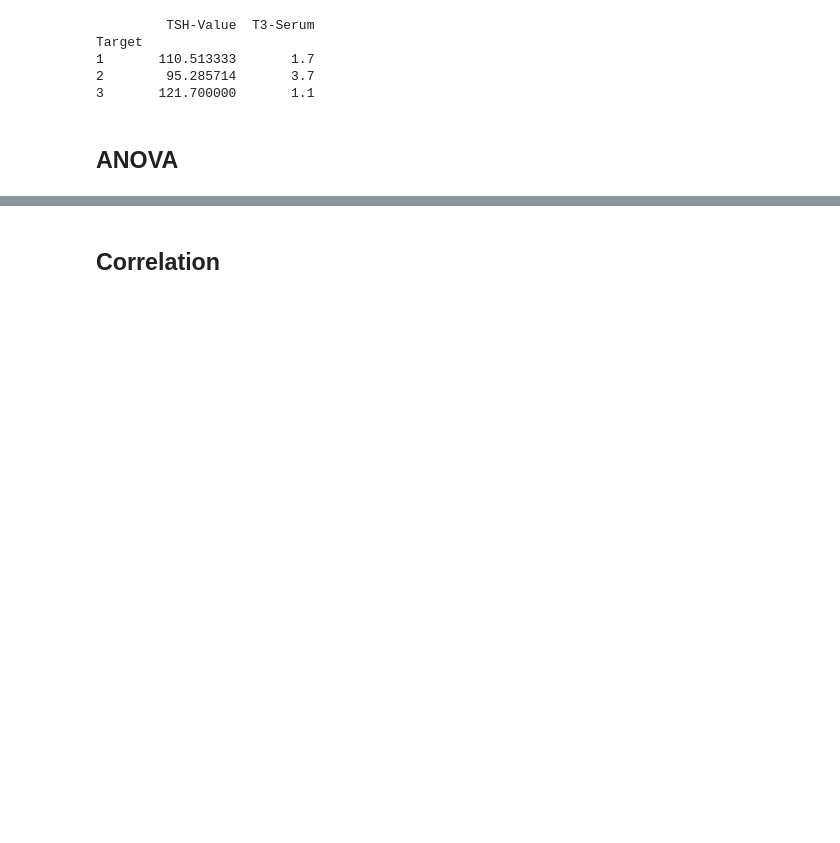
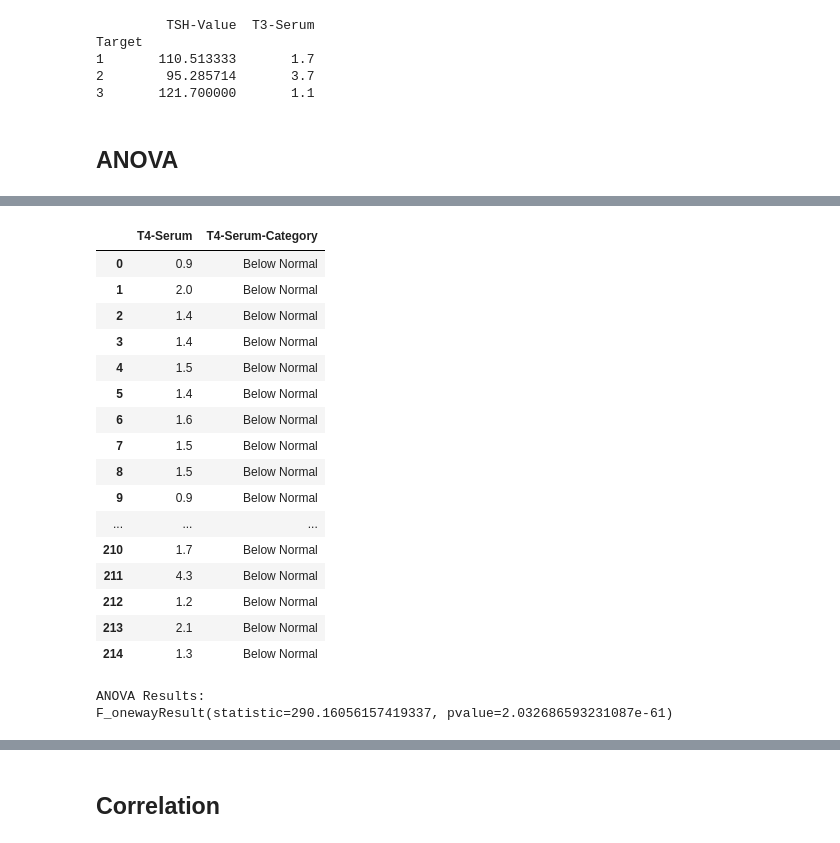
Before and after one commit to LokeRuiKee/CompBioI, a Jupyter notebook: Group 8 Project.ipynb, the cells around one changed output, grey strips where cells are left out. Cells and saved outputs as stored; diff of their text form; code cells hidden in the pictures; blank space fills up the shorter version.

```diff
--- a/Group 8 Project.ipynb
+++ b/Group 8 Project.ipynb
@@ -715,0 +797,50 @@ F_onewayResult(statistic=nan, pvalue=nan)
+# %%
+# 3.3 ANOVA
+# ANOVA based on the data binning of 'T4-Serum' and 'Target'
+
+import pandas as pd
+from scipy.stats import f_oneway
+
+# Raw URL for the dataset
+url = "https://raw.githubusercontent.com/jbrownlee/Datasets/master/new-thyroid.csv"
+
+# Define your column names
+column_names = ['TSH-Value', 'TSH-Basal', 'T3-Serum', 'T4-Serum', 'T3-Resin', 'Target']
+
+# Read the dataset into a DataFrame with custom column names
+df = pd.read_csv(url, header=None, names=column_names)
+
+# Add a new column 'T4-Serum-Category' based on Normal range
+df['T4-Serum-Category'] = pd.cut(df['T4-Serum'], bins=[-float('inf'), 5, 12, float('inf')],
+                                 labels=['Below Normal', 'Normal', 'Above Normal'],
+                                 include_lowest=True)
+
+# Display the updated DataFrame
+display(df[['T4-Serum', 'T4-Serum-Category']])
+
+# Perform ANOVA
+anova_result = f_oneway(*(df['T4-Serum'][df['T4-Serum-Category'] == category] for category in df['T4-Serum-Category'].unique()))
+
+# Display ANOVA results
+print("ANOVA Results:")
+print(anova_result)
+# %% [output]
+|  | T4-Serum | T4-Serum-Category |
+| 0 | 0.9 | Below Normal |
+| 1 | 2.0 | Below Normal |
+| 2 | 1.4 | Below Normal |
+| 3 | 1.4 | Below Normal |
+| 4 | 1.5 | Below Normal |
+| 5 | 1.4 | Below Normal |
+| 6 | 1.6 | Below Normal |
+| 7 | 1.5 | Below Normal |
+| 8 | 1.5 | Below Normal |
+| 9 | 0.9 | Below Normal |
+| ... | ... | ... |
+| 210 | 1.7 | Below Normal |
+| 211 | 4.3 | Below Normal |
+| 212 | 1.2 | Below Normal |
+| 213 | 2.1 | Below Normal |
+| 214 | 1.3 | Below Normal |
+ANOVA Results:
+F_onewayResult(statistic=290.16056157419337, pvalue=2.032686593231087e-61)
```
Also changed, not shown: parts of 25 cells of this notebook.
